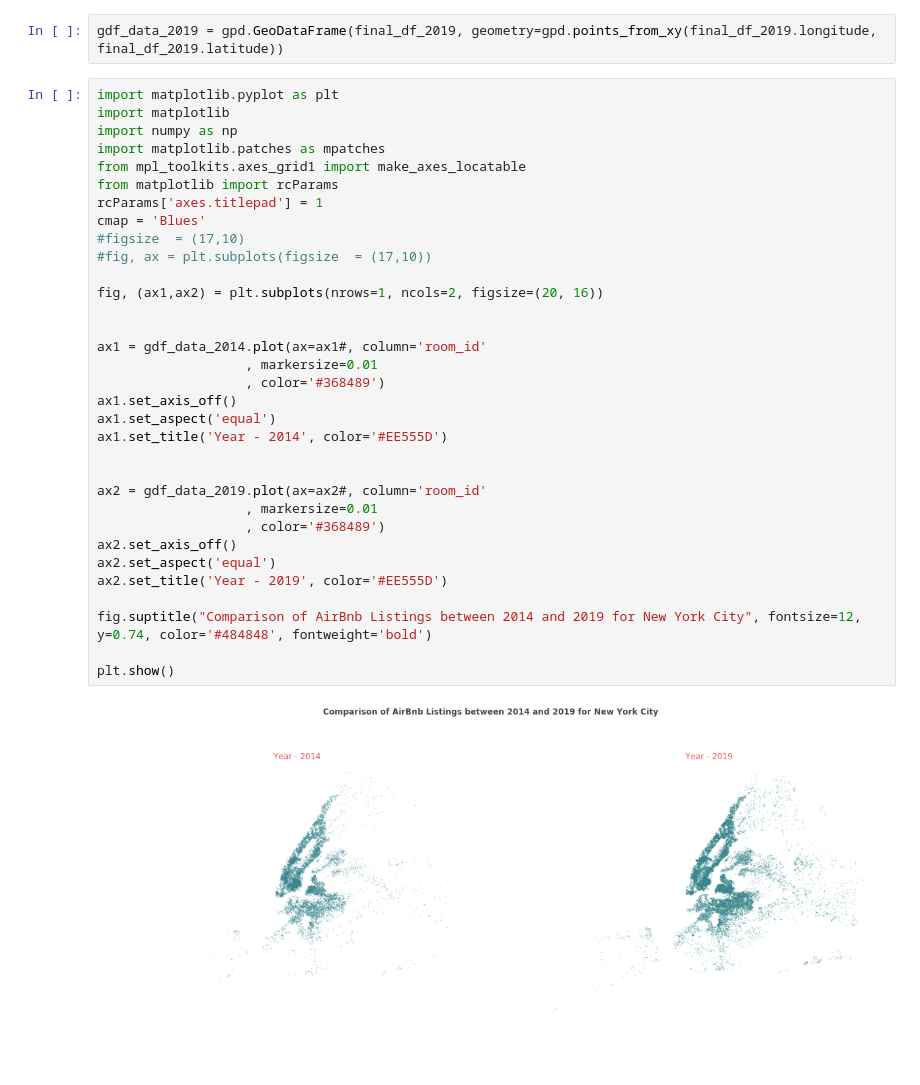
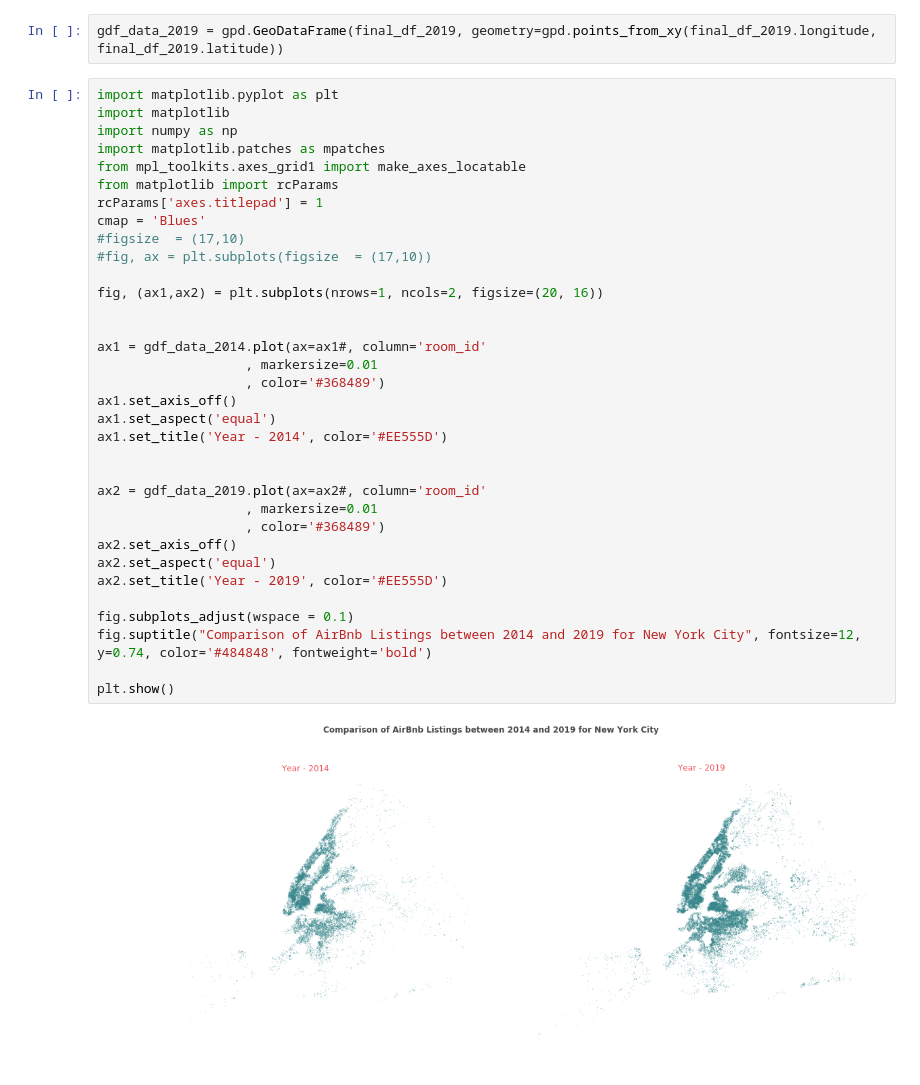
Before and after one commit to Saranyanv/test, a Jupyter notebook: Untitled16.ipynb, the cells around one changed output. Cells and saved outputs as stored; diff of their text form.

```diff
--- a/Untitled16.ipynb
+++ b/Untitled16.ipynb
@@ -321,31 +321,32 @@ import numpy as np
 import matplotlib.patches as mpatches
 from mpl_toolkits.axes_grid1 import make_axes_locatable
 from matplotlib import rcParams
 rcParams['axes.titlepad'] = 1
 cmap = 'Blues'
 #figsize  = (17,10)
 #fig, ax = plt.subplots(figsize  = (17,10))
 
 fig, (ax1,ax2) = plt.subplots(nrows=1, ncols=2, figsize=(20, 16))
 
 
 ax1 = gdf_data_2014.plot(ax=ax1#, column='room_id'
                    , markersize=0.01
                    , color='#368489')
 ax1.set_axis_off()
 ax1.set_aspect('equal')
 ax1.set_title('Year - 2014', color='#EE555D')
 
 
 ax2 = gdf_data_2019.plot(ax=ax2#, column='room_id'
                    , markersize=0.01
                    , color='#368489')
 ax2.set_axis_off()
 ax2.set_aspect('equal')
 ax2.set_title('Year - 2019', color='#EE555D')
 
+fig.subplots_adjust(wspace = 0.1)
 fig.suptitle("Comparison of AirBnb Listings between 2014 and 2019 for New York City", fontsize=12, y=0.74, color='#484848', fontweight='bold')
 
 plt.show()
 # %% [output]
-[figure, old version]
+[figure, new version]
```
